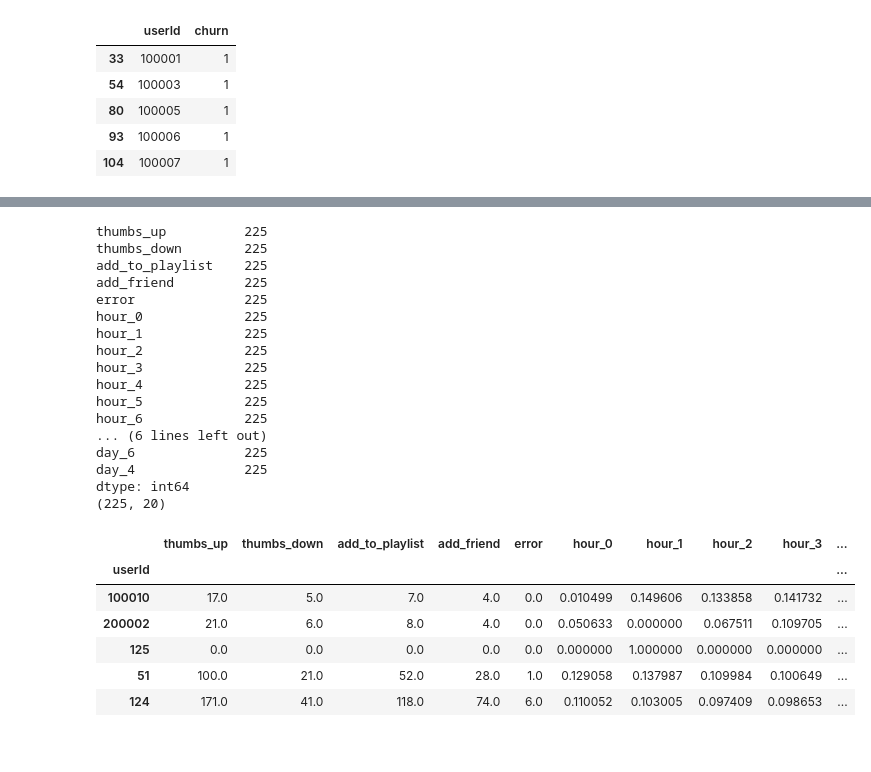
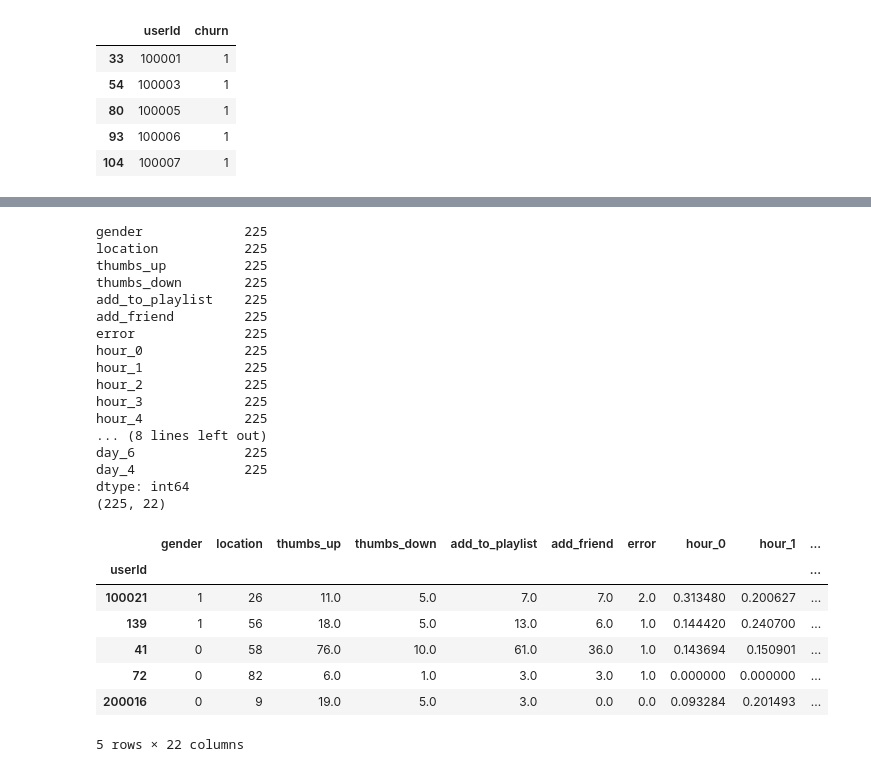
Before and after one commit to bobbymander/sparkify, a Jupyter notebook: Sparkify.ipynb, the cells around one changed output, grey strips where cells are left out. Saved outputs shown, nothing was run; the diff lists cells and outputs as text; code cells hidden in the pictures.

```diff
--- a/Sparkify.ipynb
+++ b/Sparkify.ipynb
@@ -177,0 +253,3 @@ Once you've defined churn, perform some exploratory data analysis to observe the
+# %%
+# just in case, let's drop any rows with null userId's
+df = df.dropna(how='any', subset = ['userId'])
@@ -177,0 +274,4 @@ Once you've defined churn, perform some exploratory data analysis to observe the
+# %%
+# filter out the blanks
+df = df.filter(df['userId'] != '')
+print(df.count())
@@ -253,6 +371,13 @@ Churn 0 or 1
 # %%
-# get list of users
-users = df.select('userId').distinct().toPandas()
+# get list of users along with their gender and location
+users = df.select('userId', 'gender', 'location').distinct().toPandas()
+
+# convert gender to category code
+users['gender'] = users['gender'].astype('category').cat.codes
+
+# convert location to category code
+users['location'] = users['location'].astype('category').cat.codes
+
 print(users.count())
 users.head()
 # %% [output]
@@ -413,5 +584,6 @@ dtype: int64
 # %%
 # add hour counts for each user
+add_hours_features = True
 
 # set up hour windows so the hours can be grouped in buckets instead of the full 24 slots
 hour_window = 3
@@ -420,7 +592,8 @@ buckets = int(24 / hour_window)
 # create zero columns in features for all our hour buckets
 for bucket in range(buckets):
     col_name = 'hour_' + str(bucket)
-    features[col_name] = 0.0
+    if add_hours_features:
+        features[col_name] = 0.0
 
 # go through each of the hours counts we found earlier and fill them in our features
 for index, row in hour_counts.iterrows():
@@ -431,7 +604,8 @@ for index, row in hour_counts.iterrows():
     # find the column name to use based on the buckets
     col_index = int(row['hour'] / hour_window)
     col_name = 'hour_' + str(col_index)
-    features.at[row['userId'], col_name] += row['count'] / total_count
+    if add_hours_features:
+        features.at[row['userId'], col_name] += row['count'] / total_count
 
 # fill in any missing data
 features.fillna(0, inplace=True)
@@ -465,5 +649,6 @@ dtype: int64
 # %%
 # add day counts for each user
+add_days_features = True
 
 # configure the number of days we should keep
 days_to_keep = 7
@@ -489,42 +674,44 @@ for index, row in day_counts.iterrows():
 
     # if we are past our days to keep, move on
     if day_index >= days_to_keep:
         continue
 
     # find the total song counts for this user so we can use for scaling
     total_count = total_counts.at[userId, 'count']
 
     # set the counts in our features
     col = 'day_' + str(day_index)
-    features.at[row['userId'], col] = row['count'] / total_count
+    if add_days_features:
+        features.at[row['userId'], col] = row['count'] / total_count
 
 features.fillna(0, inplace=True)
 
 print(features.count())
 print(features.shape)
 features.head()
 # %% [output]
+gender             225
+location           225
 thumbs_up          225
 thumbs_down        225
 add_to_playlist    225
 add_friend         225
 error              225
 hour_0             225
 hour_1             225
 hour_2             225
 hour_3             225
 hour_4             225
-hour_5             225
-hour_6             225
-... (6 lines left out)
+... (8 lines left out)
 day_6              225
 day_4              225
 dtype: int64
-(225, 20)
+(225, 22)
-|  | thumbs_up | thumbs_down | add_to_playlist | add_friend | error | hour_0 | hour_1 | hour_2 | hour_3 | ... |
+|  | gender | location | thumbs_up | thumbs_down | add_to_playlist | add_friend | error | hour_0 | hour_1 | ... |
 | userId |  |  |  |  |  |  |  |  |  | ... |
-| 100010 | 17.0 | 5.0 | 7.0 | 4.0 | 0.0 | 0.010499 | 0.149606 | 0.133858 | 0.141732 | ... |
-| 200002 | 21.0 | 6.0 | 8.0 | 4.0 | 0.0 | 0.050633 | 0.000000 | 0.067511 | 0.109705 | ... |
-| 125 | 0.0 | 0.0 | 0.0 | 0.0 | 0.0 | 0.000000 | 1.000000 | 0.000000 | 0.000000 | ... |
-| 51 | 100.0 | 21.0 | 52.0 | 28.0 | 1.0 | 0.129058 | 0.137987 | 0.109984 | 0.100649 | ... |
-| 124 | 171.0 | 41.0 | 118.0 | 74.0 | 6.0 | 0.110052 | 0.103005 | 0.097409 | 0.098653 | ... |
+| 100021 | 1 | 26 | 11.0 | 5.0 | 7.0 | 7.0 | 2.0 | 0.313480 | 0.200627 | ... |
+| 139 | 1 | 56 | 18.0 | 5.0 | 13.0 | 6.0 | 1.0 | 0.144420 | 0.240700 | ... |
+| 41 | 0 | 58 | 76.0 | 10.0 | 61.0 | 36.0 | 1.0 | 0.143694 | 0.150901 | ... |
+| 72 | 0 | 82 | 6.0 | 1.0 | 3.0 | 3.0 | 1.0 | 0.000000 | 0.000000 | ... |
+| 200016 | 0 | 9 | 19.0 | 5.0 | 3.0 | 0.0 | 0.0 | 0.093284 | 0.201493 | ... |
+5 rows × 22 columns
```
Also changed, not shown: parts of 97 cells of this notebook, 1 other file.
